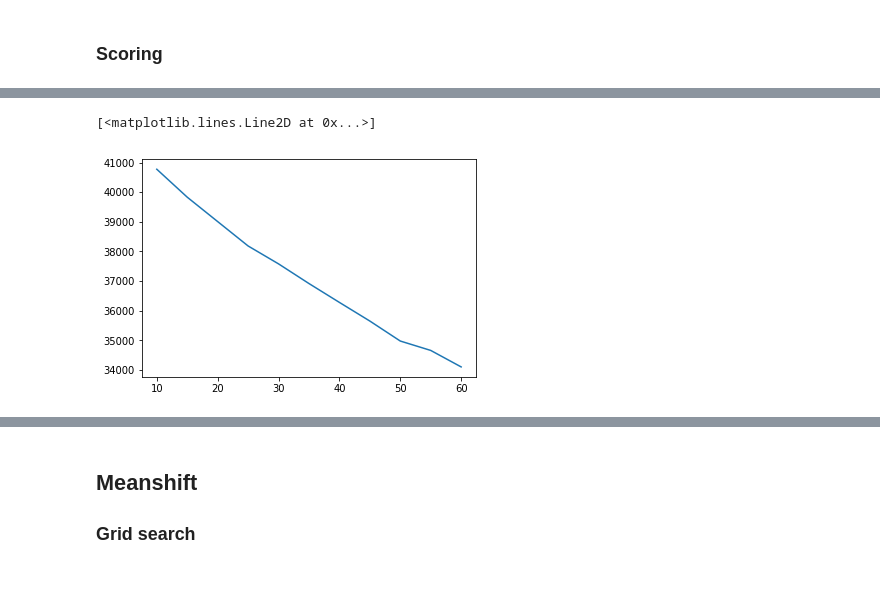
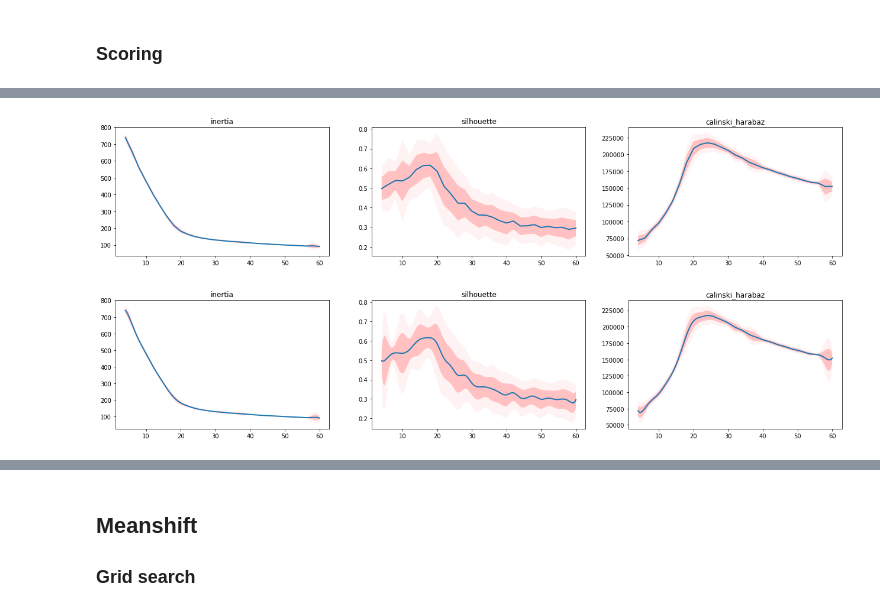
Before and after one commit to giuliano0/mo444-2018s1, a Jupyter notebook: lab3/src/exploration.ipynb, the cells around one changed output, grey strips where cells are left out. Cells and saved outputs as stored; diff of their text form; code cells hidden in the pictures; blank space fills up the shorter version.

```diff
--- a/lab3/src/exploration.ipynb
+++ b/lab3/src/exploration.ipynb
@@ -161,0 +206,4 @@ tfidf_vecs.shape
+# %%
+tfidf_feats = tfidft.fit_transform(term_matrix)
+
+tfidf_feats.shape
@@ -161,0 +249,7 @@ tfidf_vecs.shape
+# %%
+lda_keys = get_keys(lda_topic_matrix)
+lda_categories, lda_counts = keys_to_counts(lda_keys)
+top_n_words_lda = get_top_n_words(10, lda_keys, lda_term_matrix, lda_counter)
+
+for i in range(len(top_n_words_lda)):
+    print("Topic {}: ".format(i), top_n_words_lda[i])
@@ -235,4 +405,15 @@ Tensorflow also has an implementation but it looks like it's supervised, and I d
 ## k-Means
 
 ### Grid search
+# %%
+# statistical results dict
+# each array stores score entries for a certain number of clusters (in k_values)
+km_scores_acc = {
+    'inertia': [],
+    'silhouette': [],
+    'calinski_harabaz': []
+}
+
+# number of runs. Updated each time the next cell runs, used to average results later
+n_runs = 50
 # %%
@@ -285,5 +474,51 @@ km_scores_df
-# %%
-plt.plot(km_scores_df['k'], km_scores_df['inertia'])
-# %% [output]
-[<matplotlib.lines.Line2D at 0x...>]
-[figure, removed]
+# %%
+km_score_stats = {}
+
+# processes the score accumulator
+score_avg_df = km_scores_df.groupby('k').mean()
+score_std_df = km_scores_df.groupby('k').std()
+
+for metric in ('inertia', 'silhouette', 'calinski_harabaz'):
+    km_score_stats[metric] = [score_avg_df[metric], score_std_df[metric]]
+# %%
+plt.figure(figsize=(22, 4))
+
+for i, metric in enumerate(('inertia', 'silhouette', 'calinski_harabaz')):
+    metric_avg = km_score_stats[metric][0]
+    metric_std = km_score_stats[metric][1]
+
+    plt.subplot(1, 3, i+1)
+    plt.plot(k_values, metric_avg, linewidth=2)
+    plt.fill_between(k_values, metric_avg - metric_std, metric_avg + metric_std, facecolor='red', alpha=0.2, interpolate=True)
+    plt.fill_between(k_values, metric_avg - 2*metric_std, metric_avg + 2*metric_std, facecolor='red', alpha=0.05, interpolate=True)
+    plt.title(metric)
+
+plt.show()
+# %% [output]
+[figure, added]
+# %%
+plt.figure(figsize=(22, 4))
+
+for i, metric in enumerate(('inertia', 'silhouette', 'calinski_harabaz')):
+    metric_avg = km_score_stats[metric][0]
+    metric_std = km_score_stats[metric][1]
+
+    # interpolate the error curve
+    newx = np.linspace(k_values.min(), k_values.max(), 10 * (k_values.max() - k_values.min()))
+    ta, ca, ka = splrep(k_values, metric_avg, s=0, k=5)
+    ts, cs, ks = splrep(k_values, metric_std, s=0, k=5)
+    spl_avg = BSpline(ta, ca, ka)
+    spl_std = BSpline(ts, cs, ks)
+
+    avg_smooth = spl_avg(newx)
+    std_smooth = spl_std(newx)
+
+    plt.subplot(1, 3, i+1)
+    plt.plot(newx, avg_smooth, linewidth=2)
+    plt.fill_between(newx, avg_smooth - std_smooth, avg_smooth + std_smooth, facecolor='red', alpha=0.2, interpolate=True)
+    plt.fill_between(newx, avg_smooth - 2*std_smooth, avg_smooth + 2*std_smooth, facecolor='red', alpha=0.05, interpolate=True)
+    plt.title(metric)
+
+plt.show()
+# %% [output]
+[figure, added]
```
Also changed, not shown: parts of 76 cells of this notebook.
